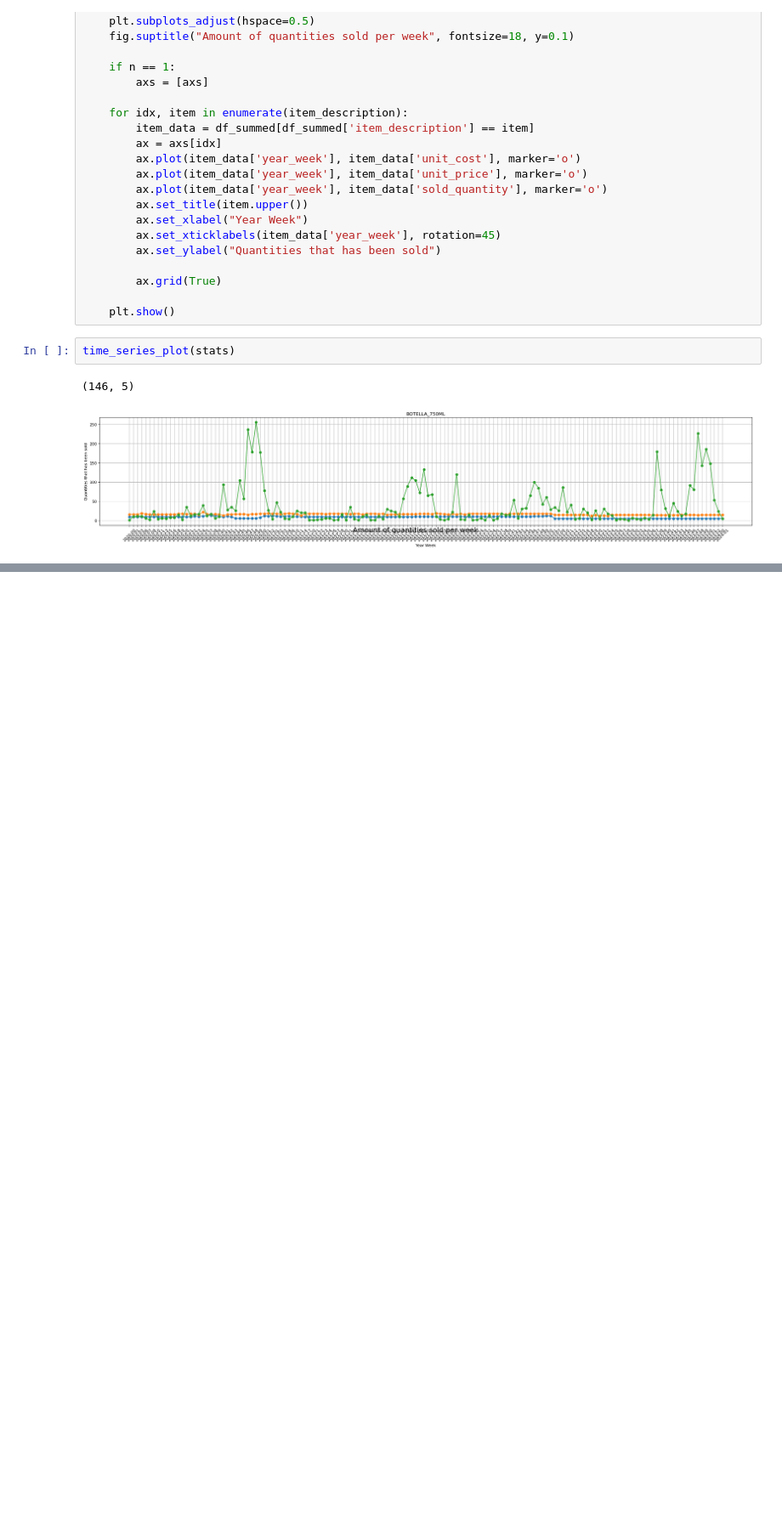
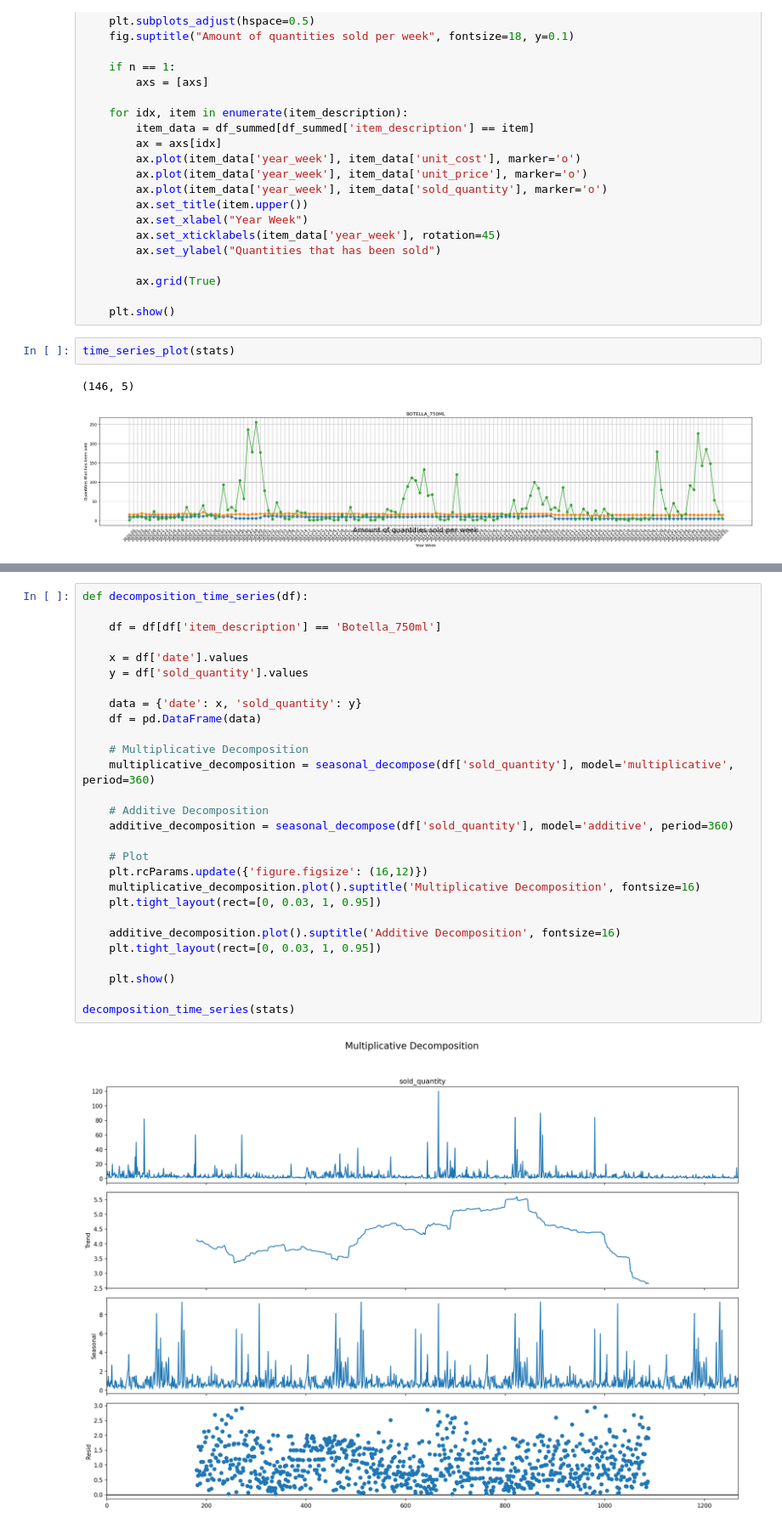
Before and after one commit to marinandres/InventoryOptimizationRNN, a Jupyter notebook: stats.ipynb, the cells around one changed output, grey strips where cells are left out. Shown at 85% size. Cells and saved outputs as stored; diff of their text form; blank space fills up the shorter version.

Commit message:
taking a time series analysis on deck

```diff
--- a/stats.ipynb
+++ b/stats.ipynb
@@ -102,0 +134,30 @@ distribution_plot(stats)
+# %%
+def decomposition_time_series(df):
+
+    df = df[df['item_description'] == 'Botella_750ml']
+
+    x = df['date'].values
+    y = df['sold_quantity'].values
+
+    data = {'date': x, 'sold_quantity': y}
+    df = pd.DataFrame(data)
+
+    # Multiplicative Decomposition
+    multiplicative_decomposition = seasonal_decompose(df['sold_quantity'], model='multiplicative', period=360)
+
+    # Additive Decomposition
+    additive_decomposition = seasonal_decompose(df['sold_quantity'], model='additive', period=360)
+
+    # Plot
+    plt.rcParams.update({'figure.figsize': (16,12)})
+    multiplicative_decomposition.plot().suptitle('Multiplicative Decomposition', fontsize=16)
+    plt.tight_layout(rect=[0, 0.03, 1, 0.95])
+
+    additive_decomposition.plot().suptitle('Additive Decomposition', fontsize=16)
+    plt.tight_layout(rect=[0, 0.03, 1, 0.95])
+
+    plt.show()
+
+decomposition_time_series(stats)
+# %% [output]
+[figure, added]
```
Also changed, not shown: parts of 9 cells of this notebook.
